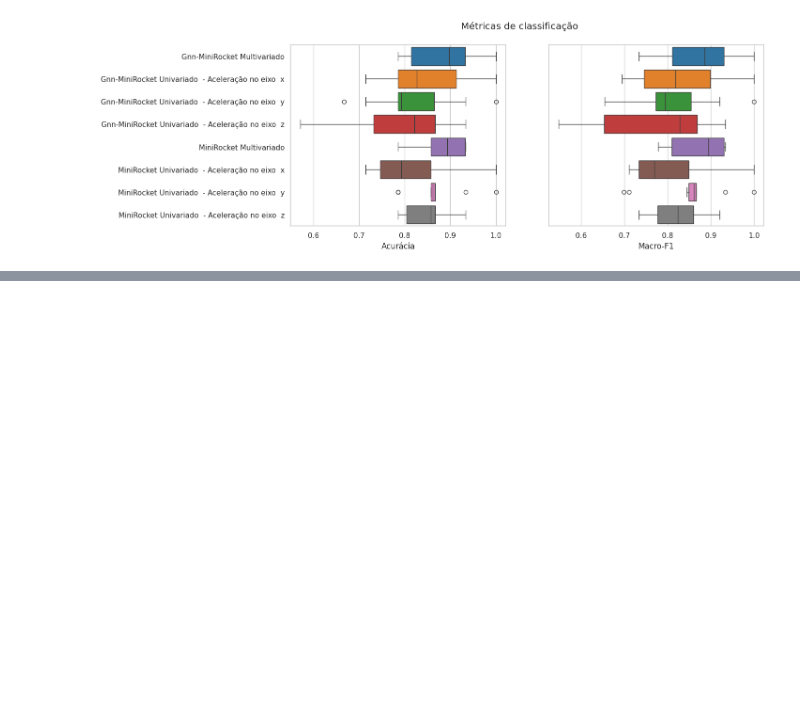
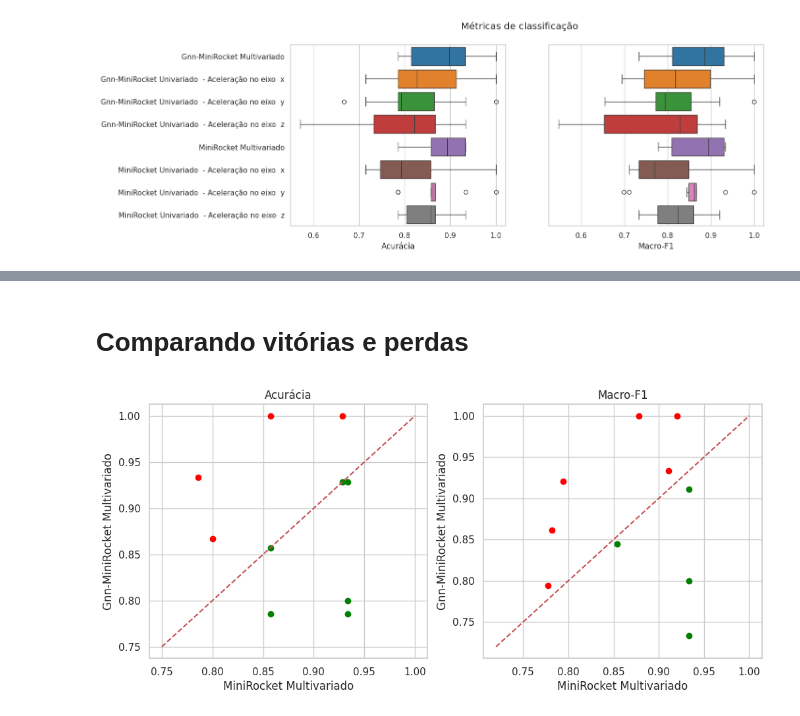
Before and after one commit to kenzosakiyama/scc5977-series-temporais, a Jupyter notebook: comparando_experimentos_classif.ipynb, the cells around one changed output, grey strips where cells are left out. Drawn from its saved outputs; the diff is of its cells as text; code cells hidden in the pictures; blank space fills up the shorter version.

Commit message:
Copiando o plot do best paper do bracis 🤗

```diff
--- a/comparando_experimentos_classif.ipynb
+++ b/comparando_experimentos_classif.ipynb
@@ -119,0 +118,24 @@ metrics_df.groupby(by='modelo').describe()
+# %% [markdown]
+# Comparando vitórias e perdas
+# %%
+def plot_pair_metrics(df: pd.DataFrame, metric: str, title: str, min_value: float = 0.75) -> None:
+
+    plt.plot([min_value, 1], [min_value, 1], color='r', linestyle='--')
+    for gnn_acc, mr_acc in zip(df[df['modelo'] == 'Gnn-MiniRocket Multivariado'][metric], \
+                                df[df['modelo'] == 'MiniRocket Multivariado'][metric]):
+        if gnn_acc > mr_acc:
+            plt.scatter(mr_acc, gnn_acc, color='red')
+        else:
+            plt.scatter(mr_acc, gnn_acc, color='green')
+
+    plt.title(title)
+    plt.xlabel('MiniRocket Multivariado')
+    plt.ylabel('Gnn-MiniRocket Multivariado')
+# %%
+plt.figure(figsize=(12,5))
+plt.subplot(121)
+plot_pair_metrics(metrics_df, 'accuracy', 'Acurácia')
+plt.subplot(122)
+plot_pair_metrics(metrics_df, 'macro_f1', 'Macro-F1', min_value=0.72)
+# %% [output]
+[figure, added]
```
Also changed, not shown: parts of 1 cell of this notebook.
